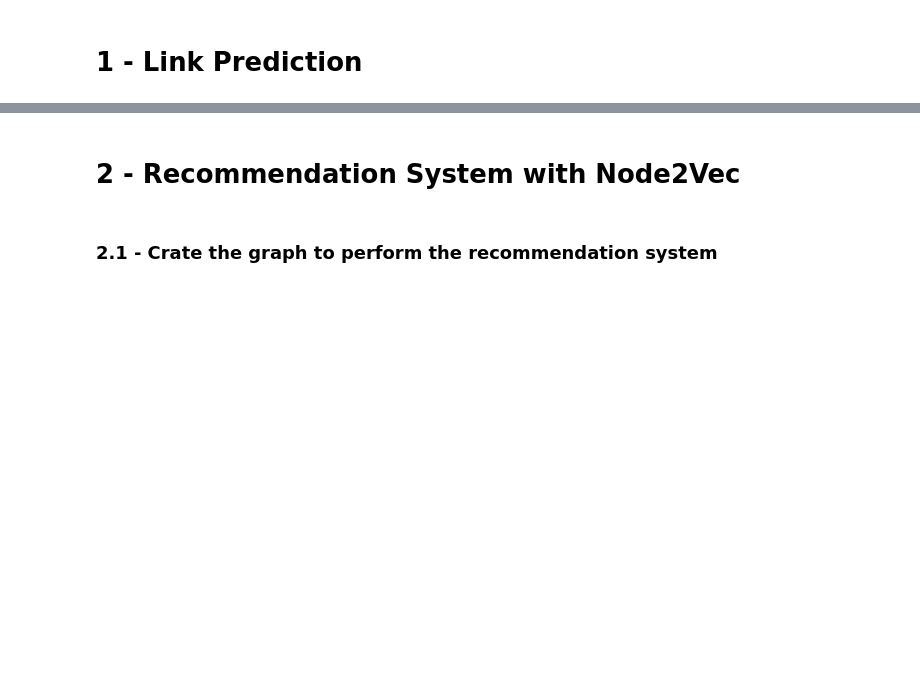
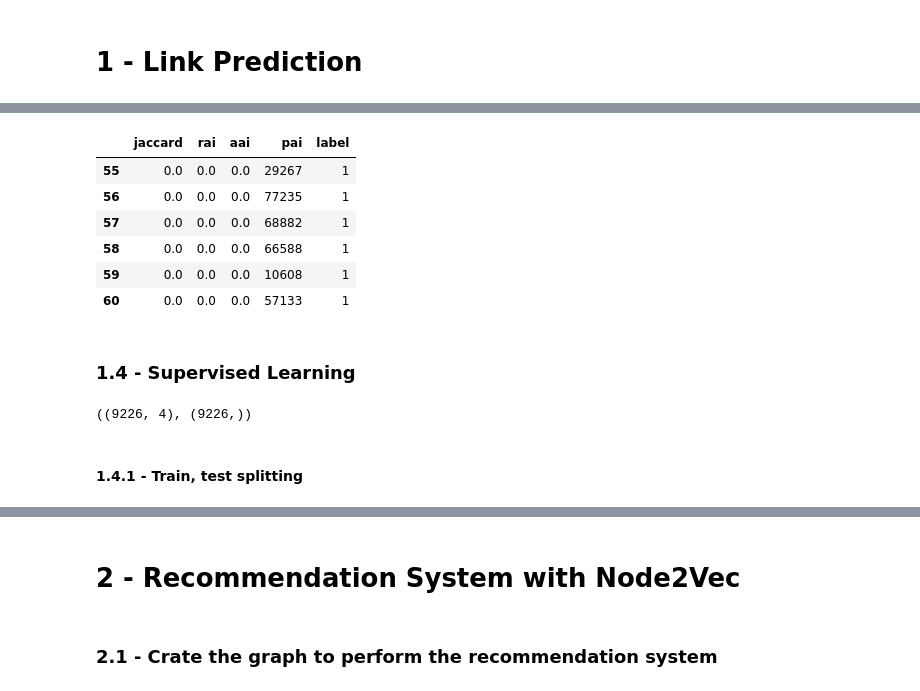
Before and after one commit to giordanovitale/BeerNetwork, a Jupyter notebook: graph_ml.ipynb, the cells around one changed output, grey strips where cells are left out. Cells and saved outputs as stored; diff of their text form; code cells hidden in the pictures; blank space fills up the shorter version.

Commit message:
Link prediction

```diff
--- a/graph_ml.ipynb
+++ b/graph_ml.ipynb
@@ -57,0 +120,3 @@ beers_temporal = nx.Graph()
+# %%
+list_edges = np.array([{u,v} for u,v in testing_beer.edges()])
+list_edges
@@ -57,0 +145,17 @@ beers_temporal = nx.Graph()
+# %%
+negative_datapoints = []
+
+# Create a list of nodes from the facebook_testing graph
+nodes_set = list(training_beer.nodes())
+count = 0
+
+# Loop that continues until the number of generated negative datapoints (count) matches the number of positive datapoints
+while count < len(positive_datapoints):
+
+    # Randomly selects two nodes (u and v) from the nodes_set without replacement
+    u,v = np.random.choice(nodes_set, size = 2, replace=False)
+
+    # Check if there is no edge between nodes u and v in the training_beer graph and if both nodes are present in the training graph
+    if (not training_beer.has_edge(u,v) and training_beer.has_node(u) and training_beer.has_node(v)):
+        negative_datapoints.append((u,v))
+        count += 1
@@ -57,0 +166,4 @@ beers_temporal = nx.Graph()
+# %%
+dataset_link_prediction =  pd.DataFrame()
+datapoints =  positive_datapoints + negative_datapoints # entire set of objects to "represent"
+datapoints[:10]
@@ -57,0 +200,27 @@ beers_temporal = nx.Graph()
+# %%
+# Jaccard
+dataset_link_prediction['jaccard'] = [j for _,_, j in nx.jaccard_coefficient(training_beer, datapoints)]
+
+# Resource Allocation Index (RAI)
+dataset_link_prediction['rai'] = [rai for _,_, rai in nx.resource_allocation_index(training_beer, datapoints)]
+
+# Adamic Adar Index (AAI)
+dataset_link_prediction['aai'] = [aai for _, _, aai in nx.adamic_adar_index(training_beer, datapoints)]
+
+# Preferential Attachment Index (PAI)
+dataset_link_prediction['pai'] = [pai for _,_, pai in nx.preferential_attachment(training_beer, datapoints)]
+
+# Add the label
+dataset_link_prediction['label'] = [1 for _ in range(len(positive_datapoints))] + [0 for _ in range(len(negative_datapoints))]
+# %%
+dataset_link_prediction.loc[55:60]
+# %% [output]
+|  | jaccard | rai | aai | pai | label |
+| 55 | 0.0 | 0.0 | 0.0 | 29267 | 1 |
+| 56 | 0.0 | 0.0 | 0.0 | 77235 | 1 |
+| 57 | 0.0 | 0.0 | 0.0 | 68882 | 1 |
+| 58 | 0.0 | 0.0 | 0.0 | 66588 | 1 |
+| 59 | 0.0 | 0.0 | 0.0 | 10608 | 1 |
+| 60 | 0.0 | 0.0 | 0.0 | 57133 | 1 |
+# %% [markdown]
+### 1.4 - Supervised Learning
@@ -57,0 +230,6 @@ beers_temporal = nx.Graph()
+# %%
+X.shape, y.shape
+# %% [output]
+((9226, 4), (9226,))
+# %% [markdown]
+#### 1.4.1 - Train, test splitting
```
Also changed, not shown: parts of 35 cells of this notebook.
